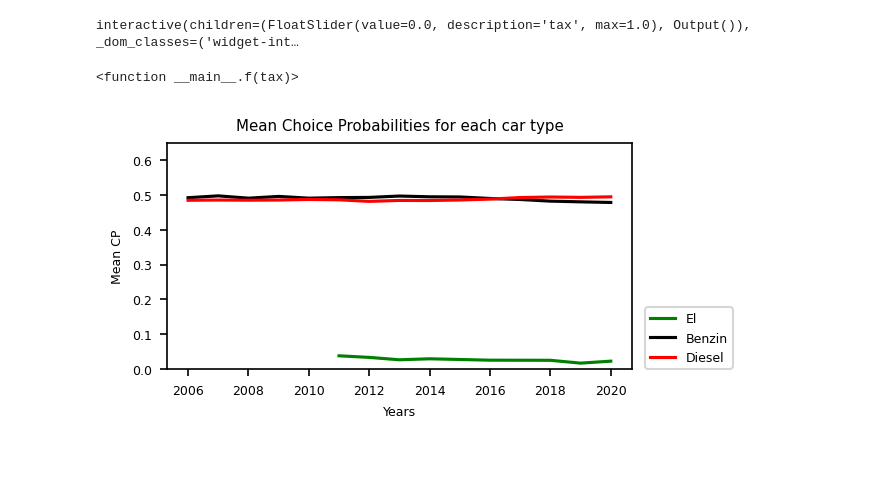
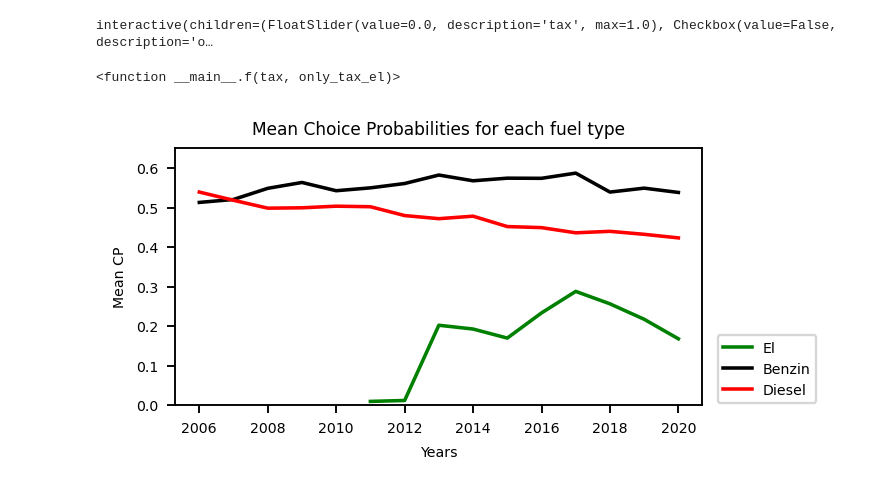
Before and after one commit to Jona327a/Bachelor-projekt, a Jupyter notebook: Interaktivt plot/interactive_plot.ipynb, the cells around one changed output. Saved outputs shown, nothing was run; the diff lists cells and outputs as text; code cells hidden in the pictures; blank space fills up the shorter version.

```diff
--- a/Interaktivt plot/interactive_plot.ipynb
+++ b/Interaktivt plot/interactive_plot.ipynb
@@ -19,7 +17,7 @@ import matplotlib.pyplot as plt
 # Plotting packages
 %matplotlib inline
 plt.rcParams['figure.figsize'] = (4, 2)
-plt.rcParams['figure.dpi'] = 150
+plt.rcParams['figure.dpi'] = 170
 mpl.rc('xtick', labelsize = 6)
 mpl.rc('ytick', labelsize = 6)
 plt.rcParams.update({'font.size': 6})
@@ -54,18 +52,20 @@ Amount of cars divided in fuel:
 # %%
-def f(tax):
-    X = choice_data_subset[['Weight (kg)', 'Engine effect (kW)', 'Prices (2015-DKK)']]
-    X = sm.add_constant(X)
+def f(tax, only_tax_el):
+    y = choice_data_subset.iloc[:, 2]
+    X = choice_data_subset[['Prices (2015-DKK)', 'Weight (kg)', 'Engine effect (kW)', 'Cost/km (DKK)', 'Horsepower']]
     X = X.astype(float)
 
-    y = choice_data_subset.iloc[:, 2]
+    if only_tax_el == True:
+        for i in range(0, choice_data_subset.shape[0]):
+            if choice_data_subset.Fuel[i] == 0:
+                choice_data_subset.iloc[i, 5] = (1 + tax) * choice_data_subset.iloc[i, 5]
+    else:
+        tax_prices = (1 + tax) * X['Prices (2015-DKK)']
+        X['Prices (2015-DKK)'] = tax_prices
 
-    tax_prices = (1 + tax) * X['Prices (2015-DKK)']
-    X['Prices (2015-DKK)'] = tax_prices
-
-    #X_train, X_test, y_train, y_test = train_test_split(X, y, test_size = 0.70, random_state = 2)
-    model = LogisticRegression(multi_class = 'multinomial', solver = 'lbfgs', penalty = 'l2', C = 1.0)
-    model.fit(X, y)
-    y_predict_prob = model.predict_proba(X)
+    model = LogisticRegression(multi_class = 'auto', solver = 'lbfgs', tol = 1e-8, max_iter = 10000, penalty = 'l2', C = 1.0).fit(X, y)
+    probabilities = model.predict_proba(X)
+    #print(probabilities.shape)
 
     cp_el = []
     cp_benzin = []
@@ -73,42 +73,45 @@ def f(tax):
 
     for i, choice in enumerate(y):
         if choice == 0:
-            cp_el.append(y_predict_prob[i, choice])
+            cp_el.append(probabilities[i, choice])
 
         elif choice == 1:
-            cp_benzin.append(y_predict_prob[i, choice])
+            cp_benzin.append(probabilities[i, choice])
 
         else:
-            cp_diesel.append(y_predict_prob[i, choice])
+            cp_diesel.append(probabilities[i, choice])
 
     choice_data_el_subset = choice_data_subset[['Year', 'Fuel']].set_index(['Fuel']).loc[0]
+    #print(choice_data_el_subset)
     choice_data_el_subset = choice_data_el_subset.assign(cp_el = cp_el)
+    #print(choice_data_el_subset)
     choice_data_el_subset = choice_data_el_subset.groupby('Year')['cp_el'].mean()
+    #print(choice_data_el_subset)
 
     choice_data_benzin_subset = choice_data_subset[['Year', 'Fuel']].set_index(['Fuel']).loc[1]
     choice_data_benzin_subset = choice_data_benzin_subset.assign(cp_benzin = cp_benzin)
     choice_data_benzin_subset = choice_data_benzin_subset.groupby('Year')['cp_benzin'].mean()
 
     choice_data_diesel_subset = choice_data_subset[['Year', 'Fuel']].set_index(['Fuel']).loc[2]
     choice_data_diesel_subset = choice_data_diesel_subset.assign(cp_diesel = cp_diesel)
     choice_data_diesel_subset = choice_data_diesel_subset.groupby('Year')['cp_diesel'].mean()
 
     years_el = choice_data_subset[['Year', 'Fuel']].set_index(['Fuel']).loc[0].drop_duplicates()
     years_benzin = choice_data_subset[['Year', 'Fuel']].set_index(['Fuel']).loc[1].drop_duplicates()
     years_diesel = choice_data_subset[['Year', 'Fuel']].set_index(['Fuel']).loc[2].drop_duplicates()
 
     plt.plot(np.array(years_el), np.array(choice_data_el_subset), c = 'green', label ="El")
     plt.plot(np.array(years_benzin), np.array(choice_data_benzin_subset), c = 'black', label ="Benzin")
     plt.plot(np.array(years_diesel), np.array(choice_data_diesel_subset), c = 'red', label ="Diesel")
 
     plt.ylim(0, 0.65)
-    plt.title('Mean Choice Probabilities for each car type')
+    plt.title('Mean Choice Probabilities for each fuel type')
     plt.xlabel("Years")
     plt.ylabel("Mean CP")
     plt.legend(bbox_to_anchor = (1.23, 0.3), ncol = 1)
 
-interact(f, tax = (0, 1, 0.10))
+interact(f, tax = (0, 1, 0.10), only_tax_el = False)
 # %% [output]
-interactive(children=(FloatSlider(value=0.0, description='tax', max=1.0), Output()), _dom_classes=('widget-int…
+interactive(children=(FloatSlider(value=0.0, description='tax', max=1.0), Checkbox(value=False, description='o…
-<function __main__.f(tax)>
+<function __main__.f(tax, only_tax_el)>
-[figure, old version]
+[figure, new version]
```
Also changed, not shown: parts of 3 cells of this notebook.
